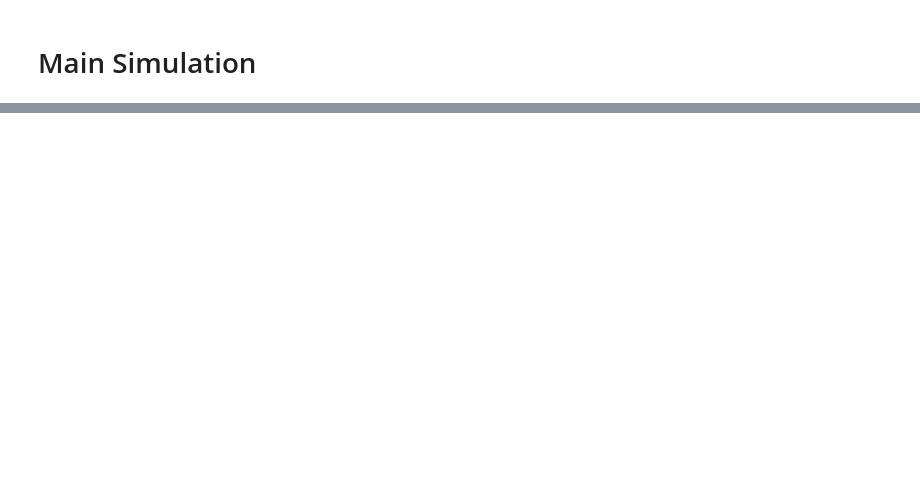
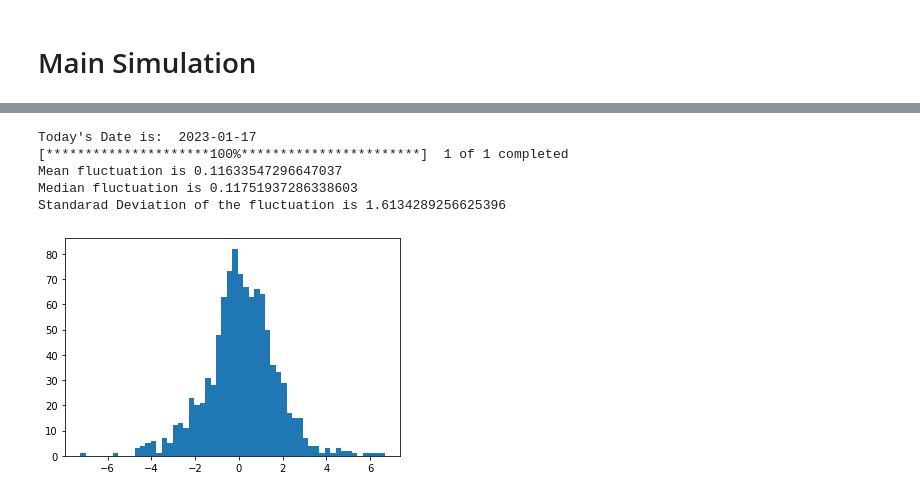
Before and after one commit to binodbhttr/wallstreetS, a Jupyter notebook: simulator.ipynb, the cells around one changed output, grey strips where cells are left out. Cells and saved outputs as stored; diff of their text form; code cells hidden in the pictures; blank space fills up the shorter version.

```diff
--- a/simulator.ipynb
+++ b/simulator.ipynb
@@ -69,0 +52,42 @@ Lowest Profit: 0.0
+# %%
+#pc_mean=-0.2867826682796331
+#pc_stdev=3.479385394676354
+#latest_stock_price=10
+
+days_to_simulate=200
+
+
+today = str(date.today())
+print("Today's Date is: ",today)
+
+ticker="AAPL"
+starting_date='2019-01-01'
+data = yf.download(ticker,starting_date,today)
+
+x=np.array(data.Close)
+y=np.array(data.Open)
+latest_stock_price=x[-1]
+
+delta=data.Close-data.Open
+
+pc=(np.array(delta)/data.Open)*100
+seed_pc=pc
+
+bin=3.49*np.std(pc)*(len(pc)**(1/3))
+counts, bins, bars=plt.hist(pc,int(bin))
+
+pc_mean=np.mean(pc)
+pc_stdev=np.std(pc)
+pc_median=np.median(pc)
+
+pc_mean_std_sample_count=len(pc)
+print("Mean fluctuation is",pc_mean)
+print("Median fluctuation is",pc_median)
+print("Standarad Deviation of the fluctuation is",pc_stdev)
+# %% [output]
+Today's Date is:  2023-01-17
+[*********************100%***********************]  1 of 1 completed
+Mean fluctuation is 0.11633547296647037
+Median fluctuation is 0.11751937286338603
+Standarad Deviation of the fluctuation is 1.6134289256625396
+[figure, added]
```
Also changed, not shown: parts of 5 cells of this notebook, 7 other files.
